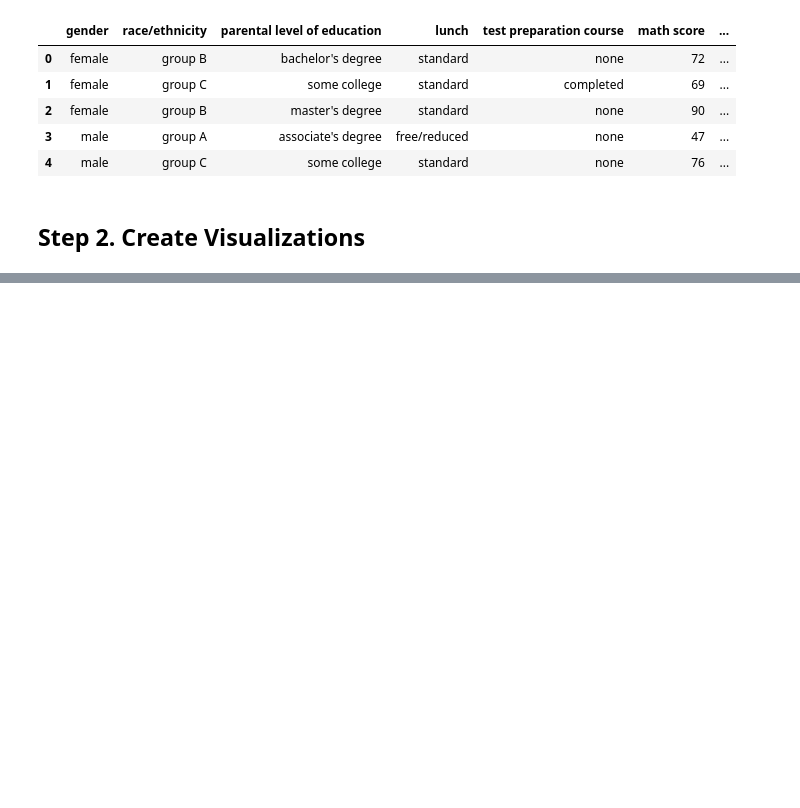
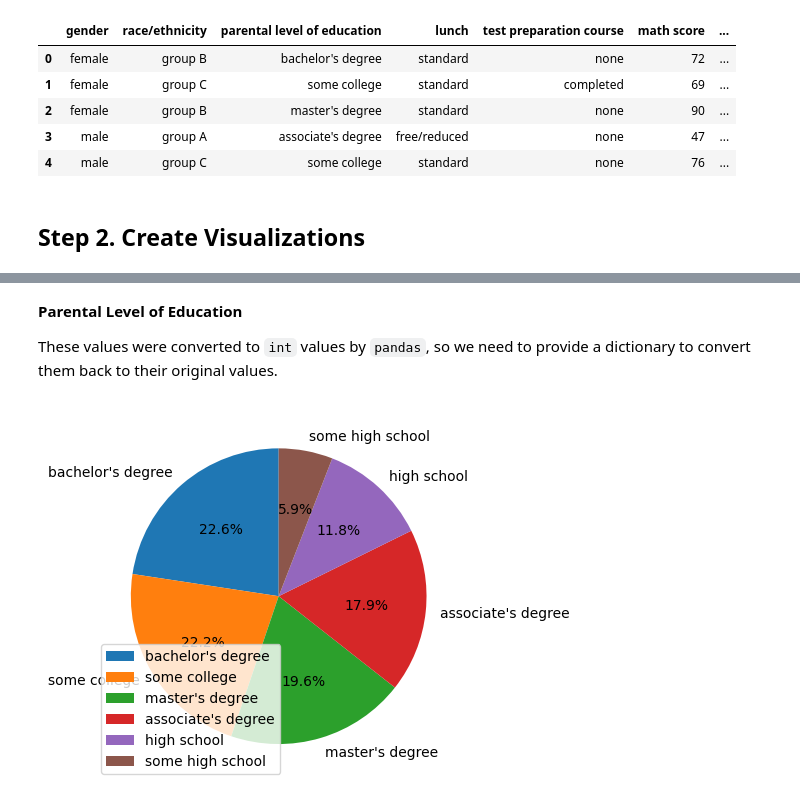
Before and after one commit to heyodai/cs5530-assignment1, a Jupyter notebook: question_2.ipynb, the cells around one changed output, grey strips where cells are left out. Drawn from its saved outputs; the diff is of its cells as text; code cells hidden in the pictures; blank space fills up the shorter version.

```diff
--- a/question_2.ipynb
+++ b/question_2.ipynb
@@ -50,0 +67,22 @@ df.plot(x='math score', y='test preparation course', kind='scatter')
+# %% [markdown]
+**Parental Level of Education**
+
+These values were converted to `int` values by `pandas`, so we need to provide a dictionary to convert them back to their original values.
+# %%
+edu_to_str = {
+    0: 'associate\'s degree',
+    1: 'bachelor\'s degree',
+    2: 'high school',
+    3: 'master\'s degree',
+    4: 'some college',
+    5: 'some high school',
+}
+
+labels = df['parental level of education'].astype('category').replace(edu_to_str).unique()
+sizes = df['parental level of education'].value_counts()
+
+plt.pie(sizes, labels=labels, autopct='%1.1f%%', startangle=90)
+plt.legend(labels, loc="best")
+plt.show()
+# %% [output]
+[figure, added]
```
Also changed, not shown: parts of 12 cells of this notebook.
